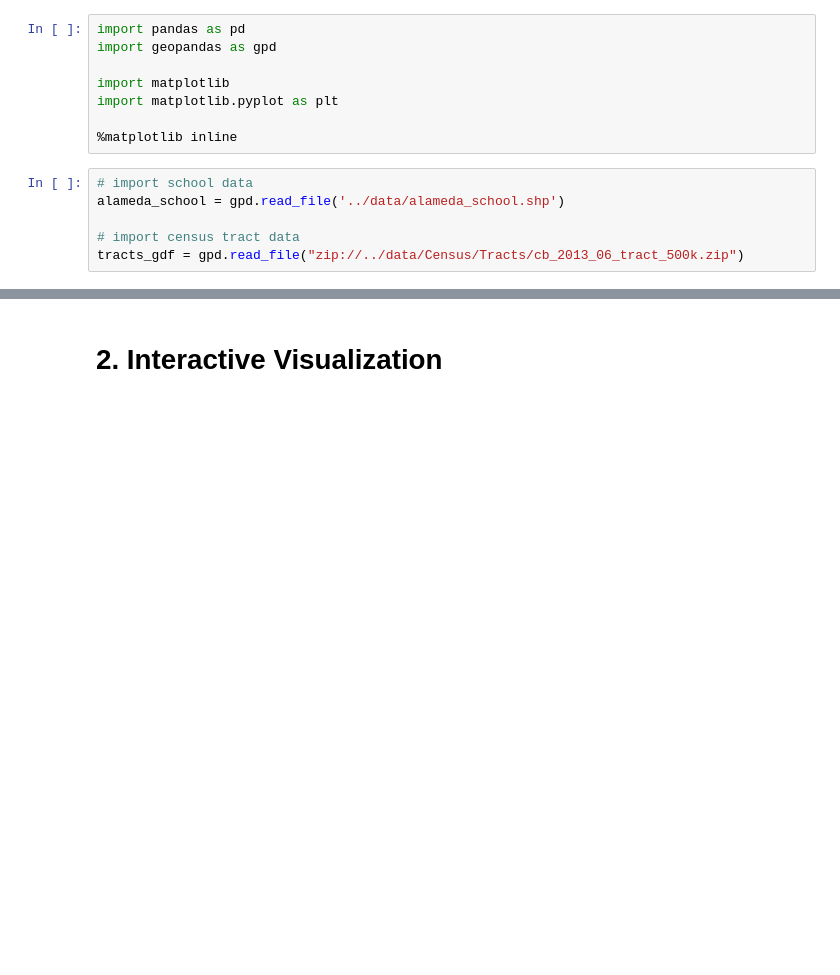
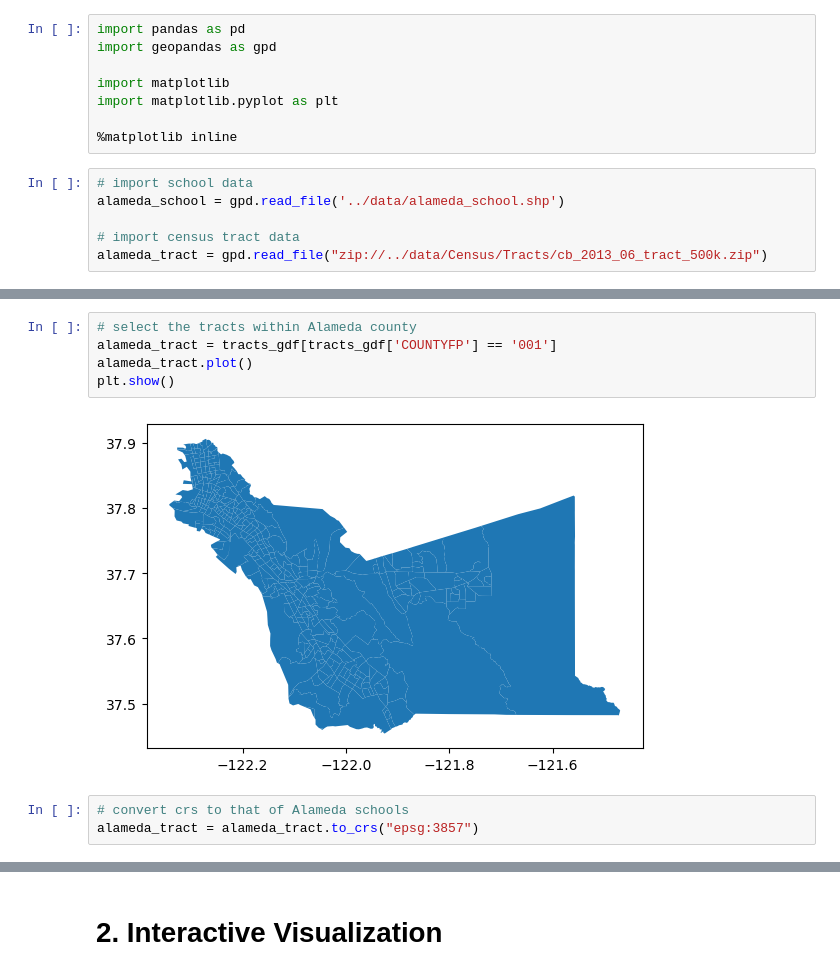
Before and after one commit to dlab-berkeley/Python-Geospatial-Fundamentals, a Jupyter notebook: lessons/2_Geoprocessing and Analysis.ipynb, the cells around one changed output, grey strips where cells are left out. Saved outputs shown, nothing was run; the diff lists cells and outputs as text; blank space fills up the shorter version.

```diff
--- a/lessons/2_Geoprocessing and Analysis.ipynb
+++ b/lessons/2_Geoprocessing and Analysis.ipynb
@@ -39,4 +39,4 @@ import matplotlib.pyplot as plt
 alameda_school = gpd.read_file('../data/alameda_school.shp')
 
 # import census tract data
-tracts_gdf = gpd.read_file("zip://../data/Census/Tracts/cb_2013_06_tract_500k.zip")
+alameda_tract = gpd.read_file("zip://../data/Census/Tracts/cb_2013_06_tract_500k.zip")
@@ -42,0 +52,10 @@ tracts_gdf = gpd.read_file("zip://../data/Census/Tracts/cb_2013_06_tract_500k.zi
+# %%
+# select the tracts within Alameda county
+alameda_tract = tracts_gdf[tracts_gdf['COUNTYFP'] == '001']
+alameda_tract.plot()
+plt.show()
+# %% [output]
+[figure, added]
+# %%
+# convert crs to that of Alameda schools
+alameda_tract = alameda_tract.to_crs("epsg:3857")
```
Also changed, not shown: parts of 10 cells of this notebook, 1 other file.
